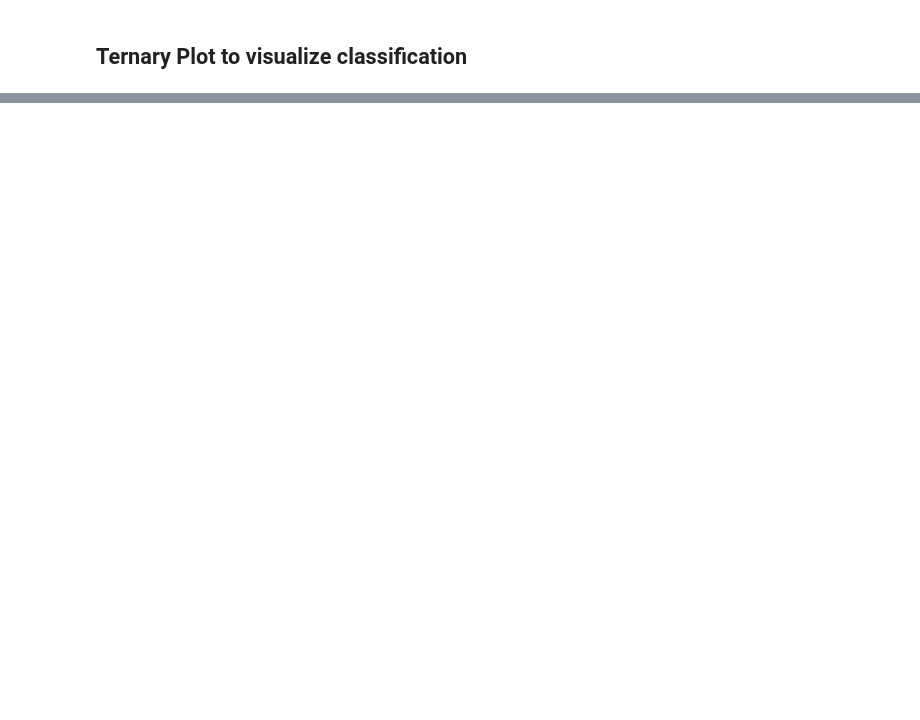
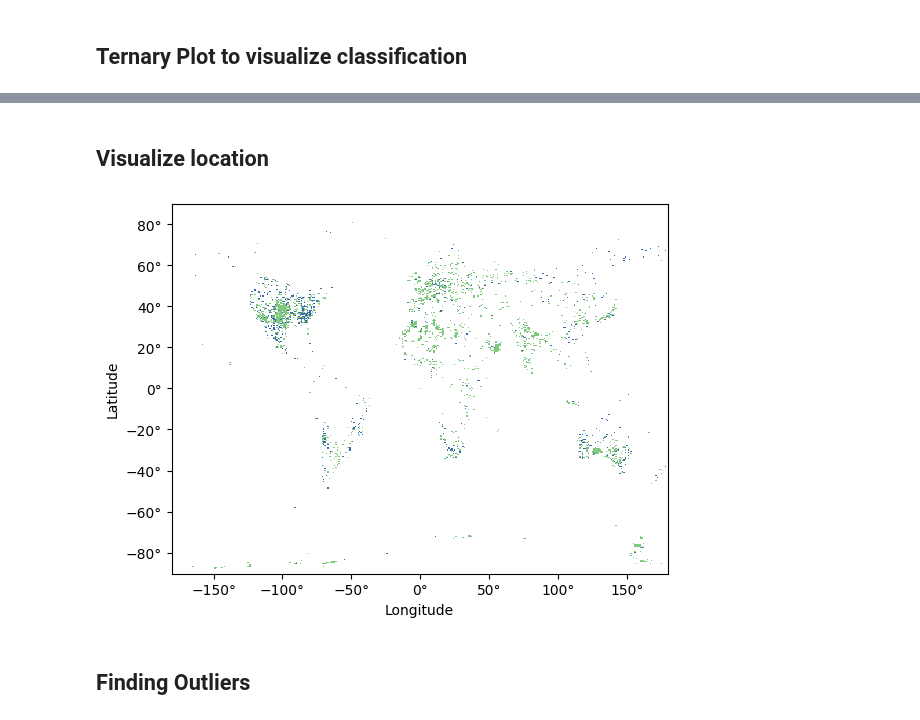
Before and after one commit to queue-h/ISCI-396, a Jupyter notebook: final_project/research.ipynb, the cells around one changed output, grey strips where cells are left out. Drawn from its saved outputs; the diff is of its cells as text; code cells hidden in the pictures; blank space fills up the shorter version.

```diff
--- a/final_project/research.ipynb
+++ b/final_project/research.ipynb
@@ -320,0 +359,62 @@ ternary_plot(stony_iron_gauss, label='Virginica')
+# %% [markdown]
+## Visualize location
+# %%
+from matplotlib.ticker import StrMethodFormatter
+from scipy.spatial import cKDTree
+
+
+def show(lon, lat, c=None, n_pix=360):
+    """Show the clusters on a map.
+
+    The function will produce a plot of the globe where each pixel is colored
+    according to the most common cluster label within each pixel.
+
+    Parameters
+    ----------
+    lon : array_like
+        Longitude.
+    lat : array_like
+        Latitude.
+    c : array_like, optional
+        Cluster label. If None, all points are assumed to have the same label.
+        Default is None.
+    n_pix : int
+        How many pixels to use per longitude and latitude dimension. Default is
+        360.
+    """
+
+    if c is None:
+        c = np.zeros(len(lon), dtype=int)
+    lon_grid = np.linspace(0, 360, n_pix, endpoint=False)
+    lat_grid = np.linspace(0, 180, n_pix, endpoint=False)
+    lon_grid, lat_grid = np.meshgrid(lon_grid, lat_grid)
+    n_grid = len(lon_grid.ravel())
+    tree = cKDTree(np.column_stack([lon_grid.ravel(), lat_grid.ravel()]),
+                   boxsize=[360 + 1e-6, 1e99])
+
+    idx = tree.query(np.column_stack([lon + 180, lat + 90]))[1]
+    # Count occurrence per unique label.
+    counts = np.zeros((n_grid, len(np.unique(c))))
+    for i, c_i in enumerate(np.unique(c)):
+        counts[:, i] = np.bincount(idx, weights=(c == c_i), minlength=n_grid)
+    # Find the most common label in each grid point.
+    c_grid = np.where(
+        np.sum(counts, axis=1) > 0, np.argmax(counts, axis=1), np.nan)
+    plt.pcolormesh(lon_grid - 180, lat_grid - 90,
+                   c_grid.reshape(lat_grid.shape), cmap='Accent')
+    plt.xlabel(r'Longitude')
+    plt.ylabel(r'Latitude')
+    plt.gca().xaxis.set_major_formatter(StrMethodFormatter(u"{x:.0f}°"))
+    plt.gca().yaxis.set_major_formatter(StrMethodFormatter(u"{x:.0f}°"))
+    plt.savefig(f"location-visualization.png", format='png')
+    plt.show()
+
+
+longitude = all_meteorites["reclong"]
+latitude = all_meteorites["reclat"]
+color = all_meteorites["Class Number"]
+show(longitude, latitude, c=color)
+# %% [output]
+[figure, added]
+# %% [markdown]
+## Finding Outliers
```
Also changed, not shown: parts of 8 cells of this notebook, 7 other files.
